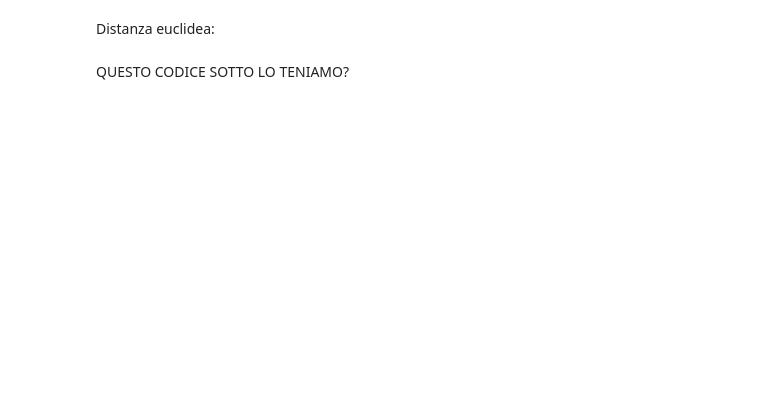
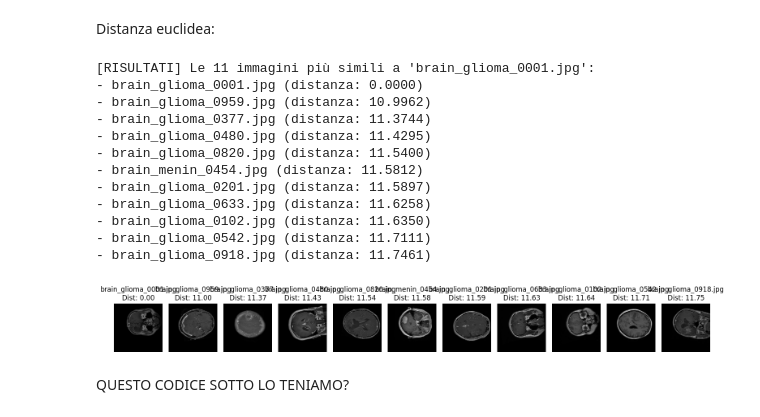
Before and after one commit to Calienn/DBmulti, a Jupyter notebook: HOG.ipynb, the cells around one changed output. Drawn from its saved outputs; the diff is of its cells as text; code cells hidden in the pictures; blank space fills up the shorter version.

```diff
--- a/HOG.ipynb
+++ b/HOG.ipynb
@@ -202,37 +231,51 @@ def show_similar_images(results, base_folder):
     plt.show()
 
 # === Funzione principale ===
-def find_similar_images_npz(query_path, k, npz_path="hog_features_all.npz", base_folder="Part1"):
+def find_similar_images_npz(query_path, k, npz_path="hog_features_part1.npz", base_folder="Part1"):
     # Carica i dati dal file .npz
     data = np.load(npz_path, allow_pickle=True)
     X = data['features']
     filenames = data['filenames']
 
     # Estrai feature della query
     query_features = extract_hog_features(query_path)
     if query_features is None:
         print("[ERRORE] Impossibile estrarre feature dalla query.")
         return
 
     # Calcola distanza euclidea
     distances = euclidean_distances([query_features], X)[0]
 
     # Ordina per distanza crescente
     sorted_indices = np.argsort(distances)
     top_k = sorted_indices[:k]
 
     results = [(filenames[i], distances[i]) for i in top_k]
 
     print(f"[RISULTATI] Le {k} immagini più simili a '{os.path.basename(query_path)}':")
     for fname, dist in results:
         print(f"- {fname} (distanza: {dist:.4f})")
 
     show_similar_images(results, base_folder)
 
 # === Esempio di utilizzo ===
 query_image = "Part1/brain_glioma/brain_glioma_0001.jpg"
 k = 11
 find_similar_images_npz(query_image, k)
+# %% [output]
+[RISULTATI] Le 11 immagini più simili a 'brain_glioma_0001.jpg':
+- brain_glioma_0001.jpg (distanza: 0.0000)
+- brain_glioma_0959.jpg (distanza: 10.9962)
+- brain_glioma_0377.jpg (distanza: 11.3744)
+- brain_glioma_0480.jpg (distanza: 11.4295)
+- brain_glioma_0820.jpg (distanza: 11.5400)
+- brain_menin_0454.jpg (distanza: 11.5812)
+- brain_glioma_0201.jpg (distanza: 11.5897)
+- brain_glioma_0633.jpg (distanza: 11.6258)
+- brain_glioma_0102.jpg (distanza: 11.6350)
+- brain_glioma_0542.jpg (distanza: 11.7111)
+- brain_glioma_0918.jpg (distanza: 11.7461)
+[figure, added]
 # %% [markdown]
 QUESTO CODICE SOTTO LO TENIAMO?
 # %%
```
Also changed, not shown: parts of 15 cells of this notebook, 4 other files.
